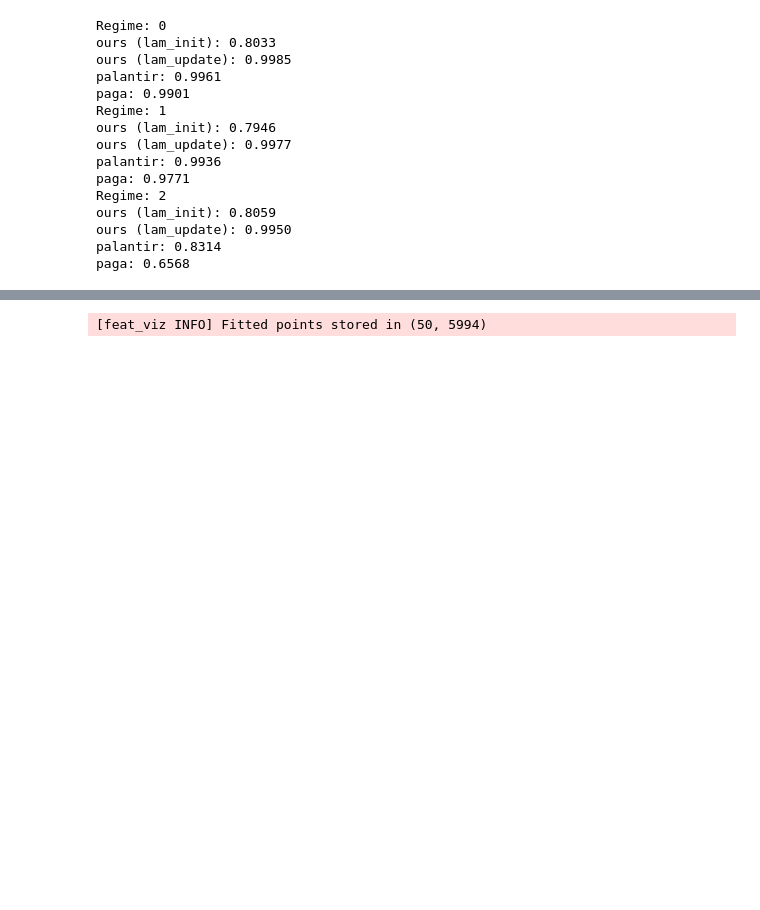
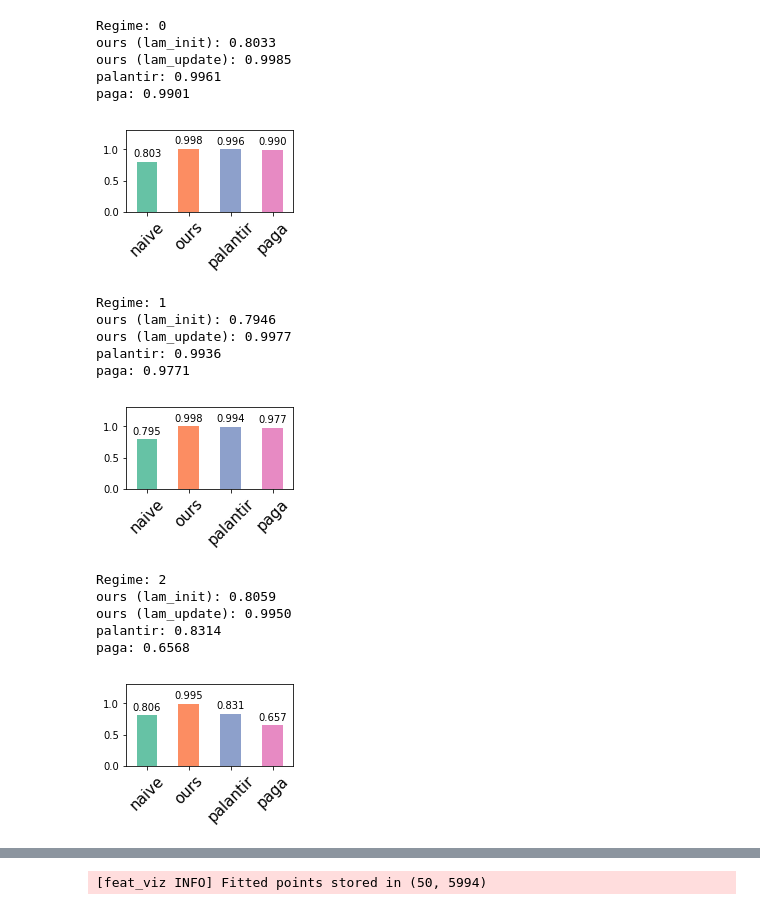
Before and after one commit to yashpatel5400/gliss, a Jupyter notebook: notebooks/analysis_toy_feat_clust_corr.ipynb, the cells around one changed output, grey strips where cells are left out. Drawn from its saved outputs; the diff is of its cells as text; code cells hidden in the pictures; blank space fills up the shorter version.

```diff
--- a/notebooks/analysis_toy_feat_clust_corr.ipynb
+++ b/notebooks/analysis_toy_feat_clust_corr.ipynb
@@ -21,45 +21,81 @@ from scipy.stats import spearmanr
 # %%
 # compare the method result
 from io_utils import load_data_from_file
-regime = 2
 ddir = '/share/PI/sabatti/feat_viz/corr_sim/'
+
+def plot_bar_vals(ddict, order):
+    freq_series = pd.Series([ddict[i] for i in order])
+    fig, ax = plt.subplots(1, 1, figsize=(3,1.5))
+#     ax.bar(x_pos, vals)
+    ax = freq_series.plot(kind='bar', color=plt.cm.Set2(np.arange(len(freq_series))))
+    ax.set_xlabel(None)
+    ax.set_ylabel(None)
+    ax.set_ylim(0, 1.3)
+    ax.set_xticklabels(order, size=15, rotation=45)
+
+    rects = ax.patches
+
+    # Make some labels.
+    labels = ['{:.3f}'.format(v) for v in freq_series]
+    for rect, label in zip(rects, labels):
+        height = rect.get_height()
+        ax.text(rect.get_x() + rect.get_width() / 2, height*1.05, label,
+                ha='center', va='bottom')
+    plt.show()
 
 for regime in range(3):
     data_name = 'regime_{}'.format(regime)
     data_fn = os.path.join(ddir, data_name, 'data_dict.pkl')
     data_dict = load_data_from_file(data_fn, 'pkl')
     true_lam = data_dict['lam']
     print('Regime: {}'.format(regime))
+    dd = {}
+    order = []
     for method in ['ours', 'palantir', 'paga']:
         if method == 'ours':
             fn = os.path.join(ddir, data_name, 'method_result.pkl')
             result = load_data_from_file(fn, 'pkl')
             for name in ['lam_init', 'lam_update']:
                 lam = result[name]
                 corr = abs(spearmanr(lam, true_lam).correlation)
-                print('{} ({}): {:.4f}'.format(method, name,corr))
+                print('{} ({}): {:.4f}'.format(method, name, corr))
+                if name == 'lam_init':
+                    use_name = 'naive'
+                else:
+                    use_name = 'ours'
+                dd[use_name] = corr
+                order.append(use_name)
         else:
             fn = 'ti_{}_result.csv'.format(method)
             fn = os.path.join(ddir, data_name, fn)
             out_df = pd.read_csv(fn, index_col=0)
             corr = abs(spearmanr(out_df['pseudotime'], true_lam).correlation)
             print('{}: {:.4f}'.format(method, corr))
+            dd[method] = corr
+            order.append(method)
+#     print(dd)
+#     print(order)
+    plot_bar_vals(dd, order)
+#     break
 # %% [output]
 Regime: 0
 ours (lam_init): 0.8033
 ours (lam_update): 0.9985
 palantir: 0.9961
 paga: 0.9901
-Regime: 1
-ours (lam_init): 0.7946
-ours (lam_update): 0.9977
-palantir: 0.9936
-paga: 0.9771
-Regime: 2
-ours (lam_init): 0.8059
-ours (lam_update): 0.9950
-palantir: 0.8314
-paga: 0.6568
+[figure, added]
+Regime: 1
+ours (lam_init): 0.7946
+ours (lam_update): 0.9977
+palantir: 0.9936
+paga: 0.9771
+[figure, added]
+Regime: 2
+ours (lam_init): 0.8059
+ours (lam_update): 0.9950
+palantir: 0.8314
+paga: 0.6568
+[figure, added]
 # %%
 from sim_utils import get_corr_sim, generate_invariant_data, model_corr_noise
 from plot_utils import plot_ground_truth_heatmap
```
Also changed, not shown: parts of 12 cells of this notebook, 14 other files.
